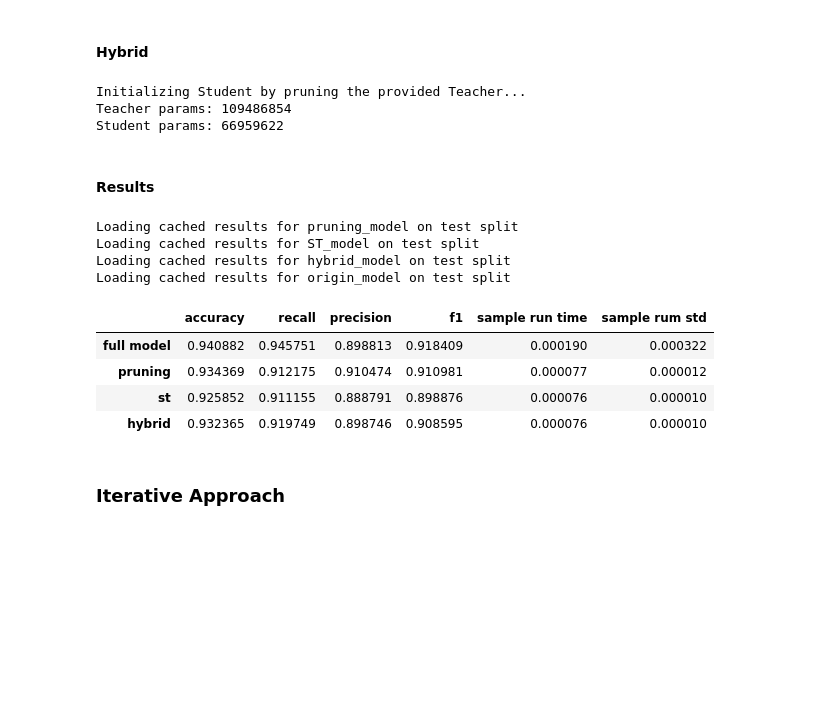
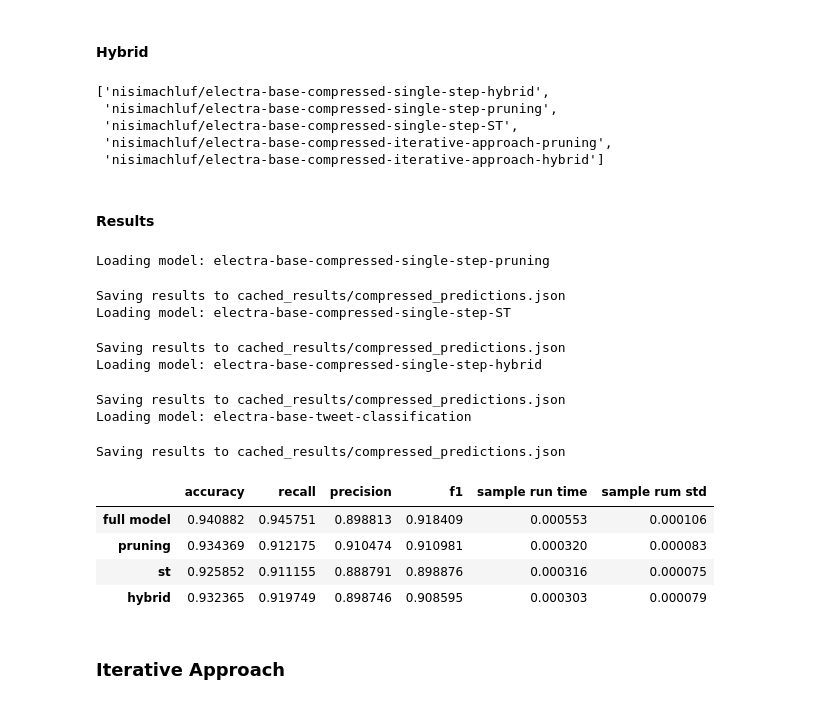
Before and after one commit to Nisimachluf/NLP-using-DL-Transformers, a Jupyter notebook: ProjectB_merged.ipynb, the cells around one changed output. Saved outputs shown, nothing was run; the diff lists cells and outputs as text; code cells hidden in the pictures; blank space fills up the shorter version.

```diff
--- a/ProjectB_merged.ipynb
+++ b/ProjectB_merged.ipynb
@@ -377,23 +366,29 @@ Student params: 66959622
 # %% [markdown]
 #### Hybrid
 # %%
-teacher, tokenizer = load_hf_classifier(model_name, n_classes=6, training=False)
-student = initialize_student(teacher, mode="pruning", num_layers=6)
-print("Teacher params:", count_parameters(teacher)[0])
-print("Student params:", count_parameters(student)[0])
-trainer = CompressionTrainer(
-    loss_name="hybrid",
-    teacher=teacher,
-    student=student,
-    dataset=processed_dataset,
-    data_collator=data_collator,
-    tokenizer=tokenizer,
-    weights = calc_class_weights(processed_dataset['train']),
-    path="./single_step/hybrid_model"
-)
-trainer.inialize_training()
-trainer.train_model()
+repo_id = full_repo_ids[0]
+if not model_exists_on_hub(repo_id):
+    teacher, tokenizer = load_hf_classifier(model_name, n_classes=6, training=False)
+    student = initialize_student(teacher, mode="pruning", num_layers=6)
+    print("Teacher params:", count_parameters(teacher)[0])
+    print("Student params:", count_parameters(student)[0])
+    trainer = CompressionTrainer(
+        loss_name="hybrid",
+        teacher=teacher,
+        student=student,
+        dataset=processed_dataset,
+        data_collator=data_collator,
+        tokenizer=tokenizer,
+        weights = calc_class_weights(processed_dataset['train']),
+        path="./single_step/hybrid_model"
+    )
+    trainer.inialize_training()
+    trainer.train_model()
-# %% [output]
-Initializing Student by pruning the provided Teacher...
-Teacher params: 109486854
-Student params: 66959622
+# %%
+full_repo_ids
+# %% [output]
+['nisimachluf/electra-base-compressed-single-step-hybrid',
+ 'nisimachluf/electra-base-compressed-single-step-pruning',
+ 'nisimachluf/electra-base-compressed-single-step-ST',
+ 'nisimachluf/electra-base-compressed-iterative-approach-pruning',
+ 'nisimachluf/electra-base-compressed-iterative-approach-hybrid']
@@ -400,50 +550,54 @@ Student params: 66959622
 # %% [markdown]
 #### Results
 # %%
-pruning_results = predict_on_dataset("./single_step/pruning_model", preprocessed_dataset)
-st_results = predict_on_dataset("./single_step/ST_model", preprocessed_dataset)
-hybrid_results = predict_on_dataset("./single_step/hybrid_model", preprocessed_dataset)
-origin_results = predict_on_dataset("./origin_model", preprocessed_dataset)
+pruning_results = predict_on_dataset(full_repo_ids[1], preprocessed_dataset, cache_file="cached_results/compressed_predictions.json", name_extension_len=-1)
+st_results = predict_on_dataset(full_repo_ids[2], preprocessed_dataset, cache_file="cached_results/compressed_predictions.json", name_extension_len=-1)
+hybrid_results = predict_on_dataset(full_repo_ids[0], preprocessed_dataset, cache_file="cached_results/compressed_predictions.json", name_extension_len=-1)
+origin_results = predict_on_dataset(model_name, preprocessed_dataset, cache_file="cached_results/compressed_predictions.json", name_extension_len=-1)
 
 df = pd.DataFrame.from_dict(
     {
         "full model": {
             **origin_results["metrics"],
             "sample run time": origin_results["time_per_sample_mean"],
             "sample rum std" : origin_results["time_per_sample_std"],
         },
         "pruning": {
             **pruning_results["metrics"],
             "sample run time": pruning_results["time_per_sample_mean"],
             "sample rum std" : pruning_results["time_per_sample_std"],
         },
         "st": {
             **st_results["metrics"],
             "sample run time": st_results["time_per_sample_mean"],
             "sample rum std" : st_results["time_per_sample_std"]
         },
         "hybrid": {
             **hybrid_results["metrics"],
             "sample run time": hybrid_results["time_per_sample_mean"],
             "sample rum std" : hybrid_results["time_per_sample_std"]
         },
     },
     orient="index"
 )
 
 
 print("\n")
 display(df)
 # %% [output]
-Loading cached results for pruning_model on test split
-Loading cached results for ST_model on test split
-Loading cached results for hybrid_model on test split
-Loading cached results for origin_model on test split
+Loading model: electra-base-compressed-single-step-pruning
+Saving results to cached_results/compressed_predictions.json
+Loading model: electra-base-compressed-single-step-ST
+Saving results to cached_results/compressed_predictions.json
+Loading model: electra-base-compressed-single-step-hybrid
+Saving results to cached_results/compressed_predictions.json
+Loading model: electra-base-tweet-classification
+Saving results to cached_results/compressed_predictions.json
 |  | accuracy | recall | precision | f1 | sample run time | sample rum std |
-| full model | 0.940882 | 0.945751 | 0.898813 | 0.918409 | 0.000190 | 0.000322 |
-| pruning | 0.934369 | 0.912175 | 0.910474 | 0.910981 | 0.000077 | 0.000012 |
-| st | 0.925852 | 0.911155 | 0.888791 | 0.898876 | 0.000076 | 0.000010 |
-| hybrid | 0.932365 | 0.919749 | 0.898746 | 0.908595 | 0.000076 | 0.000010 |
+| full model | 0.940882 | 0.945751 | 0.898813 | 0.918409 | 0.000553 | 0.000106 |
+| pruning | 0.934369 | 0.912175 | 0.910474 | 0.910981 | 0.000320 | 0.000083 |
+| st | 0.925852 | 0.911155 | 0.888791 | 0.898876 | 0.000316 | 0.000075 |
+| hybrid | 0.932365 | 0.919749 | 0.898746 | 0.908595 | 0.000303 | 0.000079 |
 # %% [markdown]
 ### Iterative Approach
 # %%
```
Also changed, not shown: parts of 26 cells of this notebook, 11 other files.
